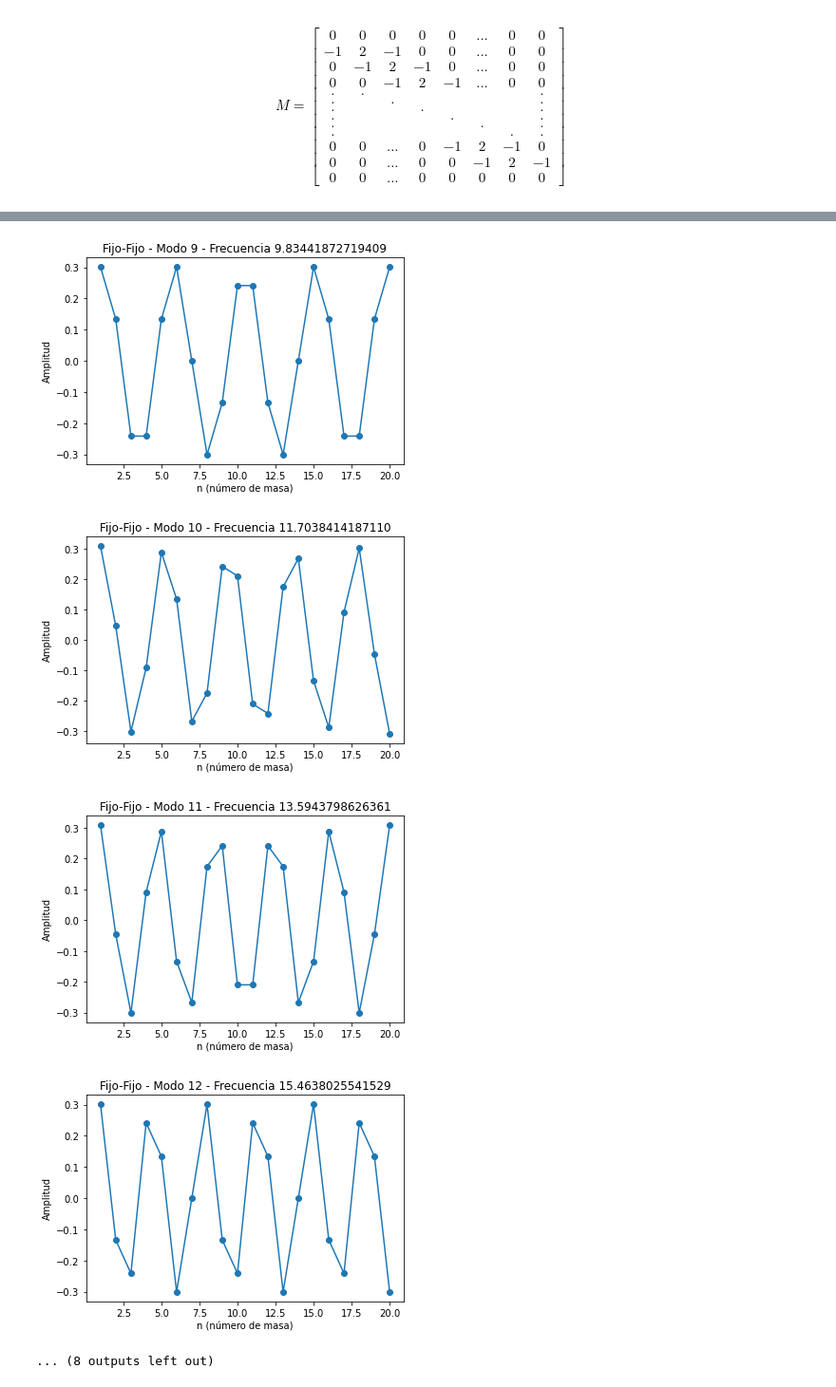
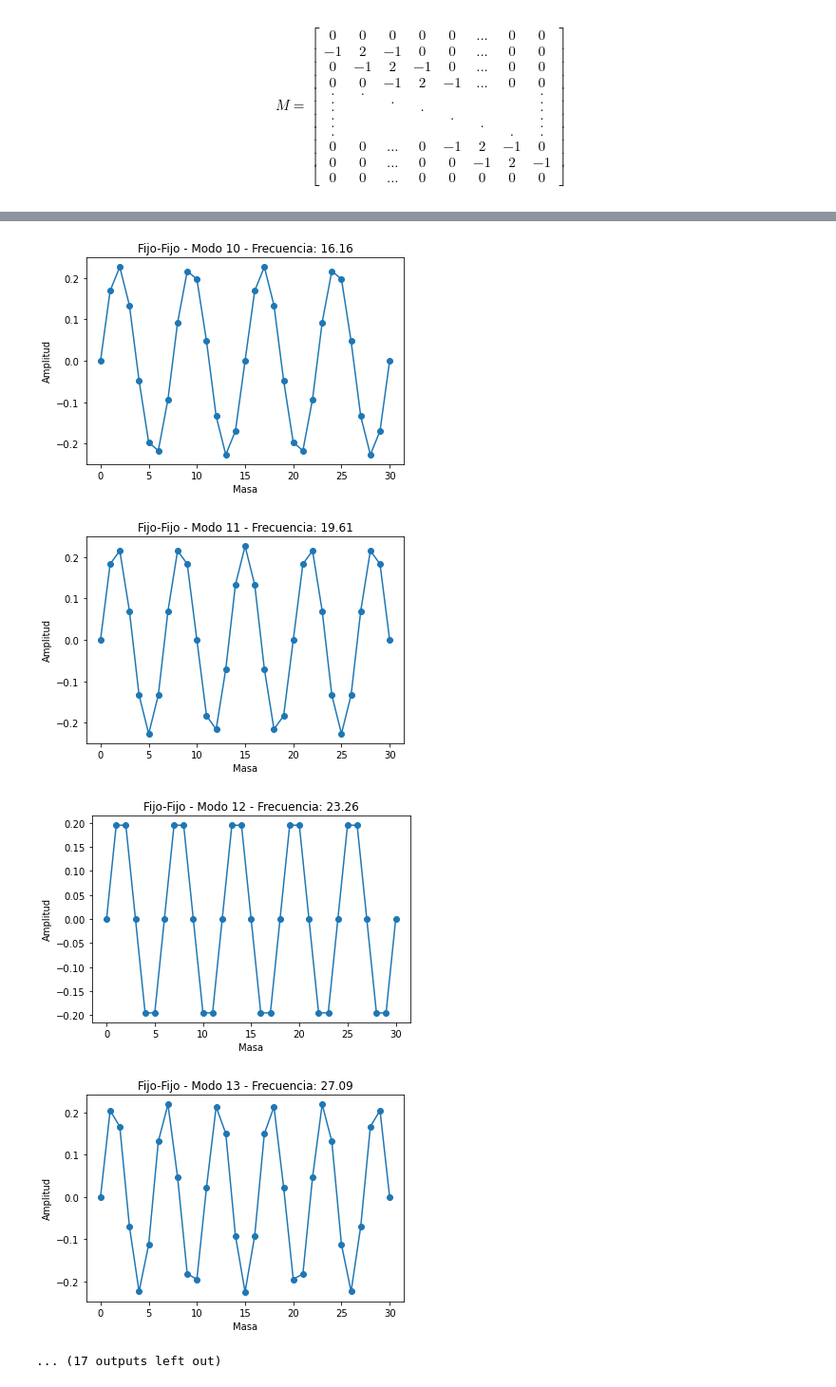
Before and after one commit to lautisilber/Fisica2_TPNumerico, a Jupyter notebook: Numerico1.ipynb, the cells around one changed output, grey strips where cells are left out. Shown at 95% size. Cells and saved outputs as stored; diff of their text form; code cells hidden in the pictures.

```diff
--- a/Numerico1.ipynb
+++ b/Numerico1.ipynb
@@ -3,7 +3,7 @@ import Graphing
 import numpy as np
 import sympy as sp
 # %%
-N = 5 # cantidad de masas a simular
+N = 30 # cantidad de masas a simular
 
 L = 10       # largo L
 T_0 = 4      # tension promedio de la cuerda en reposo
@@ -11,6 +11,7 @@ rho = 0.1    # densidad lineal de la cuerda
 
 h = L/(N+1)
 c = np.sqrt(T_0/rho)
+c_rara = np.sqrt(T_0/(rho*(h**2)))
 
 sp.init_printing()
 # %% [markdown]
@@ -66,12 +56,37 @@ assert (N == len(eigenvals_ff) and len(eigenvals_ff) == len(eigenvects_ff))
+# %%
+### encontrar auto-cosas ###
+
+eigenvals_ff = [] # los autovalores son las frecuencias cuadradas
+eigenvects_ff = []
+sympyResult = M_ff.eigenvects()
+for eigenvect in sorted(sympyResult, key=lambda x: x[0]):
+    eigenvals_ff.append(eigenvect[0])
+    eigenvects_ff.append(eigenvect[2][0])
+
+# si esto es falso es que hay multiplicidades distintas de uno y hay quilombo
+assert (N+1 == len(eigenvals_ff) and len(eigenvals_ff) == len(eigenvects_ff))
+# %%
+### Graficar ###
+# Modos
+
+X = np.array(range(len(eigenvects_ff)))
+Ys = []
+
+for i in eigenvects_ff:
+    Ys.append([])
+    for j in i:
+        Ys[-1].append(float(j))
 # %%
-### Graficar ###
-# Modos
+g_ff = Graphing.Graphing2D(X, Ys)
 
-X = np.arrange(range(N+1))
-Ys = np.arrange(eigenvects)
-
-for p in range(min(len(eigenvals_ff), modoMaximoRepresentado)): # cada frecuencia de cada modo normal
-
+positiveFreqs = len([e for e in eigenvals_ff if e > 0])
+negativeFreqs = len(eigenvals_ff) - positiveFreqs
+for p in range(negativeFreqs, positiveFreqs + negativeFreqs): # cada frecuencia positiva de cada modo normal
+    g_ff.add_plot(0, p)
+    g_ff.add_scatter()
+    g_ff.set_labels('Masa', 'Amplitud')
+    g_ff.set_title('Fijo-Fijo - Modo {0} - Frecuencia: {1}'.format(p, round(eigenvals_ff[p], 2)))
+    g_ff.show()
 
 # NO SE QUE QUIERE CUANDO PIDE QUE RELACIONEMOS LOS AUTOVALORES CON LA
 # FRECUENCIA NATURAL (QUE ES LA FRECUENCIA NATURAL? LA FRECUENCIA DEL MODO 1?)
@@ -89,5 +104,5 @@ for p in range(min(len(eigenvals_ff), modoMaximoRepresentado)): # cada frecuenci
-[figure, old version]
+[figure, new version]
-[figure, old version]
+[figure, new version]
-[figure, old version]
+[figure, new version]
-[figure, old version]
+[figure, new version]
-... (8 outputs left out)
+... (17 outputs left out)
```
Also changed, not shown: parts of 9 cells of this notebook, 1 other file.
